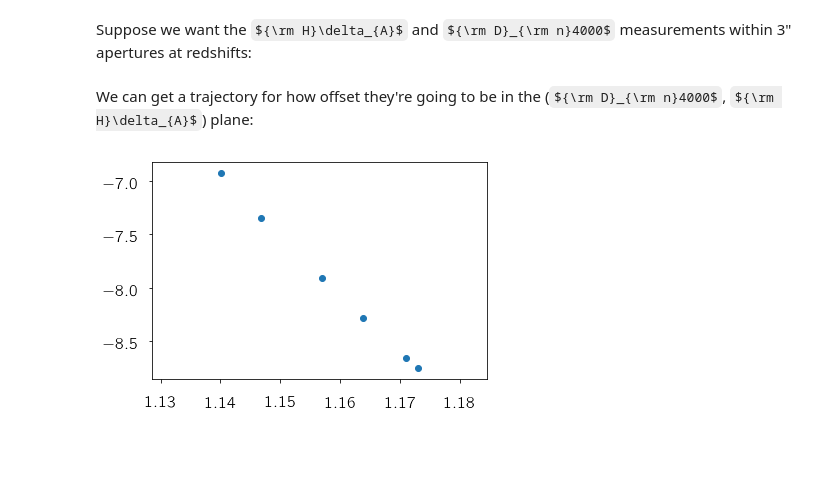
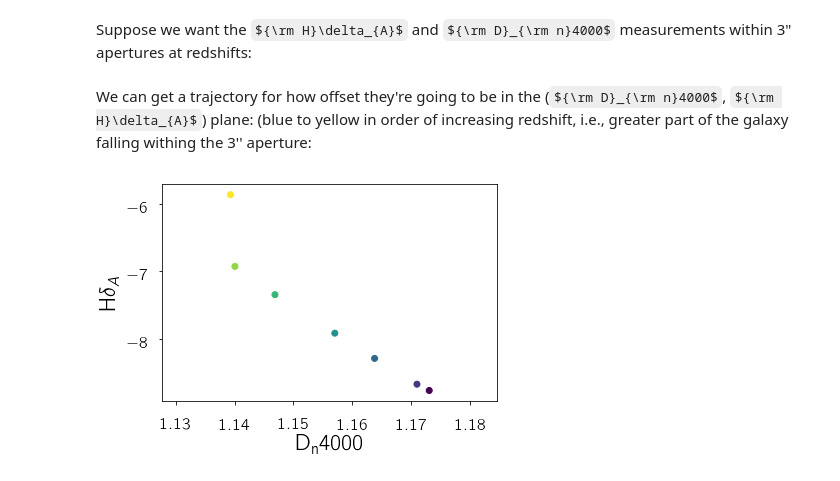
Before and after one commit to nityamd/aperture_effects, a Jupyter notebook: Aperture_Effects.ipynb, the cells around one changed output. Drawn from its saved outputs; the diff is of its cells as text; code cells hidden in the pictures; some formulas as TeX source; blank space fills up the shorter version.

```diff
--- a/Aperture_Effects.ipynb
+++ b/Aperture_Effects.ipynb
@@ -239,13 +239,15 @@ a = aperture_measurements('../fits_files/manga-9890-12702-LOGCUBE.fits',z_obs)
 # %% [markdown]
 Suppose we want the ${\rm H}\delta_{A}$ and ${\rm D}_{\rm n}4000$ measurements within 3" apertures at redshifts:
 # %%
-z_range = [0.04,0.06,0.08,0.1,0.14,0.2]
+z_range = [0.04,0.06,0.08,0.1,0.14,0.2, 0.5]
 hda =  [a.get_spec_measure(3,z_new,'hdelta') for z_new in z_range]
 d4000 =  [a.get_spec_measure(3,z_new,'dn4000') for z_new in z_range]
 # %% [markdown]
-We can get a trajectory for how offset they're going to be in the (${\rm D}_{\rm n}4000$, ${\rm H}\delta_{A}$) plane:
+We can get a trajectory for how offset they're going to be in the (${\rm D}_{\rm n}4000$, ${\rm H}\delta_{A}$) plane: (blue to yellow in order of increasing redshift, i.e., greater part of the galaxy falling withing the 3'' aperture:
-# %%
-plt.scatter(d4000,hda)
-plt.show()
-# %% [output]
-[figure, removed]
+# %%
+plt.scatter(d4000,hda, c = np.arange(len(z_range)), cmap = plt.cm.viridis)
+plt.xlabel(r'${\rm D}_{\rm n}4000$')
+plt.ylabel(r'${\rm H}\delta_{A}$')
+plt.show()
+# %% [output]
+[figure, added]
```
Also changed, not shown: parts of 2 cells of this notebook, 2 other files.
